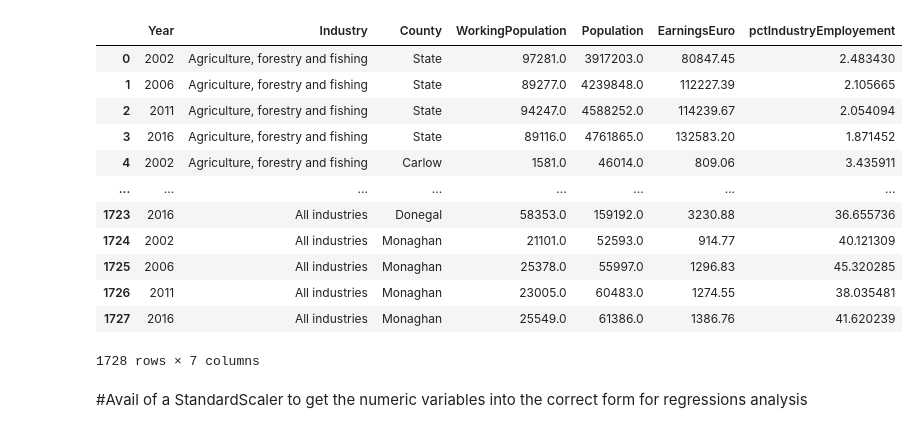
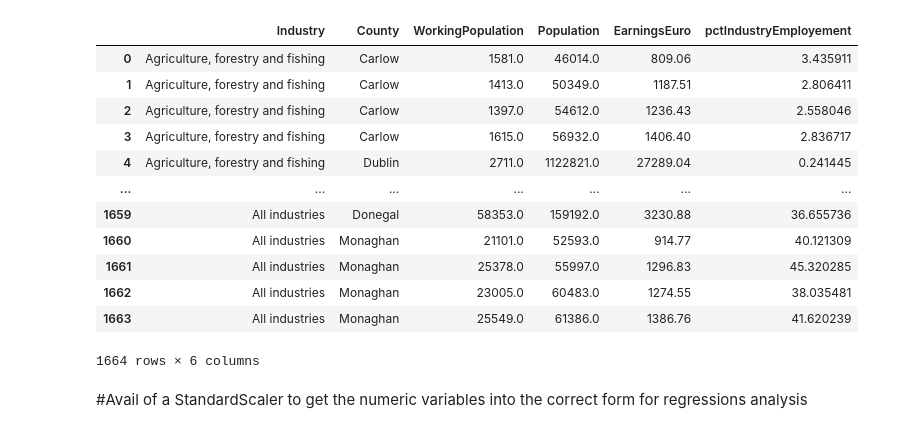
Before and after one commit to cct-abowman/CA1, a Jupyter notebook: LinearRegression.ipynb, the cells around one changed output. Drawn from its saved outputs; the diff is of its cells as text; code cells hidden in the pictures.

```diff
--- a/LinearRegression.ipynb
+++ b/LinearRegression.ipynb
@@ -12,24 +14,28 @@ from sklearn.model_selection import GridSearchCV
 # %%
 joined_df = pd.read_csv('data/joined_data.csv')
 joined_without_state_df = pd.read_csv('data/joined_data(without_state).csv')
 
 industry_list = list(joined_df['Industry'].unique())
 county_list = list(joined_df['County'].unique())
-joined_df
+joined_without_state_df
+
+regressions_df = joined_without_state_df.drop(columns='Year')
+regressions_df = regressions_df[regressions_df['Industry'] != 'All ']
+regressions_df
 # %% [output]
-|  | Year | Industry | County | WorkingPopulation | Population | EarningsEuro | pctIndustryEmployement |
-| 0 | 2002 | Agriculture, forestry and fishing | State | 97281.0 | 3917203.0 | 80847.45 | 2.483430 |
-| 1 | 2006 | Agriculture, forestry and fishing | State | 89277.0 | 4239848.0 | 112227.39 | 2.105665 |
-| 2 | 2011 | Agriculture, forestry and fishing | State | 94247.0 | 4588252.0 | 114239.67 | 2.054094 |
-| 3 | 2016 | Agriculture, forestry and fishing | State | 89116.0 | 4761865.0 | 132583.20 | 1.871452 |
-| 4 | 2002 | Agriculture, forestry and fishing | Carlow | 1581.0 | 46014.0 | 809.06 | 3.435911 |
-| ... | ... | ... | ... | ... | ... | ... | ... |
-| 1723 | 2016 | All industries | Donegal | 58353.0 | 159192.0 | 3230.88 | 36.655736 |
-| 1724 | 2002 | All industries | Monaghan | 21101.0 | 52593.0 | 914.77 | 40.121309 |
-| 1725 | 2006 | All industries | Monaghan | 25378.0 | 55997.0 | 1296.83 | 45.320285 |
-| 1726 | 2011 | All industries | Monaghan | 23005.0 | 60483.0 | 1274.55 | 38.035481 |
-| 1727 | 2016 | All industries | Monaghan | 25549.0 | 61386.0 | 1386.76 | 41.620239 |
+|  | Industry | County | WorkingPopulation | Population | EarningsEuro | pctIndustryEmployement |
+| 0 | Agriculture, forestry and fishing | Carlow | 1581.0 | 46014.0 | 809.06 | 3.435911 |
+| 1 | Agriculture, forestry and fishing | Carlow | 1413.0 | 50349.0 | 1187.51 | 2.806411 |
+| 2 | Agriculture, forestry and fishing | Carlow | 1397.0 | 54612.0 | 1236.43 | 2.558046 |
+| 3 | Agriculture, forestry and fishing | Carlow | 1615.0 | 56932.0 | 1406.40 | 2.836717 |
+| 4 | Agriculture, forestry and fishing | Dublin | 2711.0 | 1122821.0 | 27289.04 | 0.241445 |
+| ... | ... | ... | ... | ... | ... | ... |
+| 1659 | All industries | Donegal | 58353.0 | 159192.0 | 3230.88 | 36.655736 |
+| 1660 | All industries | Monaghan | 21101.0 | 52593.0 | 914.77 | 40.121309 |
+| 1661 | All industries | Monaghan | 25378.0 | 55997.0 | 1296.83 | 45.320285 |
+| 1662 | All industries | Monaghan | 23005.0 | 60483.0 | 1274.55 | 38.035481 |
+| 1663 | All industries | Monaghan | 25549.0 | 61386.0 | 1386.76 | 41.620239 |
-1728 rows × 7 columns
+1664 rows × 6 columns
 # %% [markdown]
 #Avail of a StandardScaler to get the numeric variables into the correct form for regressions analysis
 # %%
```
Also changed, not shown: parts of 2 cells of this notebook.
